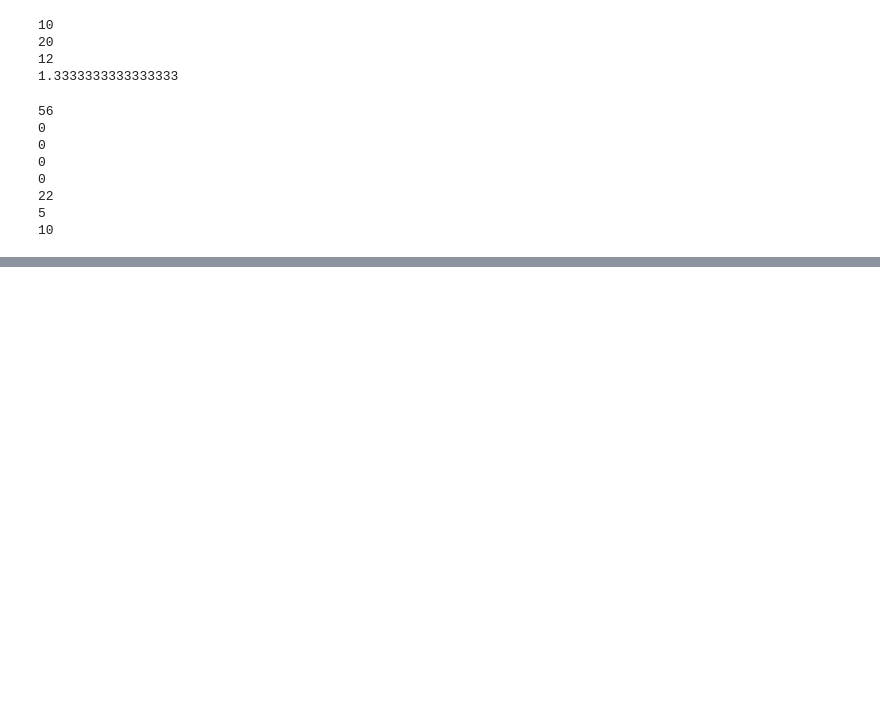
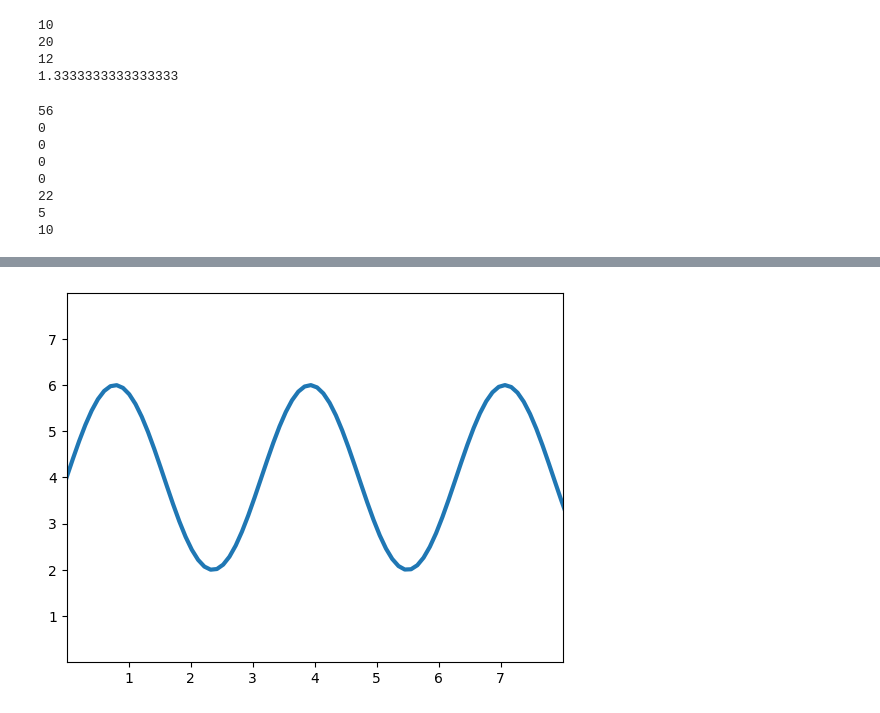
Before and after one commit to kaveritirlapur/kaveri, a Jupyter notebook: ml.ipynb, the cells around one changed output, grey strips where cells are left out. Saved outputs shown, nothing was run; the diff lists cells and outputs as text; code cells hidden in the pictures; blank space fills up the shorter version.

```diff
--- a/ml.ipynb
+++ b/ml.ipynb
@@ -532,0 +778,17 @@ print(x)
+# %%
+import matplotlib.pyplot as plt
+import numpy as np
+
+#make data
+x=np.linspace(0,10,100)
+y=4+ 2 * np.sin(2*x)
+
+#plot
+fig, a = plt.subplots()
+a.plot(x, y, linewidth=3.0)
+
+a.set(xlim=(0, 8), xticks=np.arange(1, 8),
+       ylim=(0, 8),  yticks=np.arange(1, 8))
+plt.show()
+# %% [output]
+[figure, added]
```
Also changed, not shown: parts of 33 cells of this notebook.
